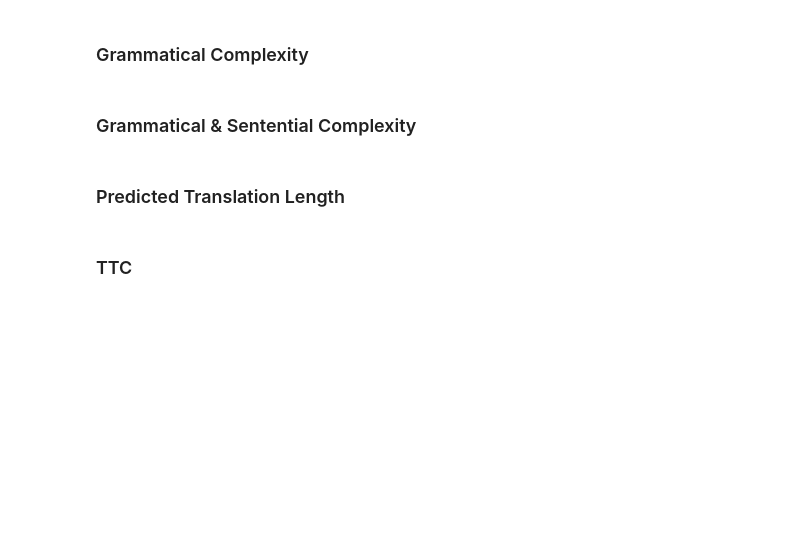
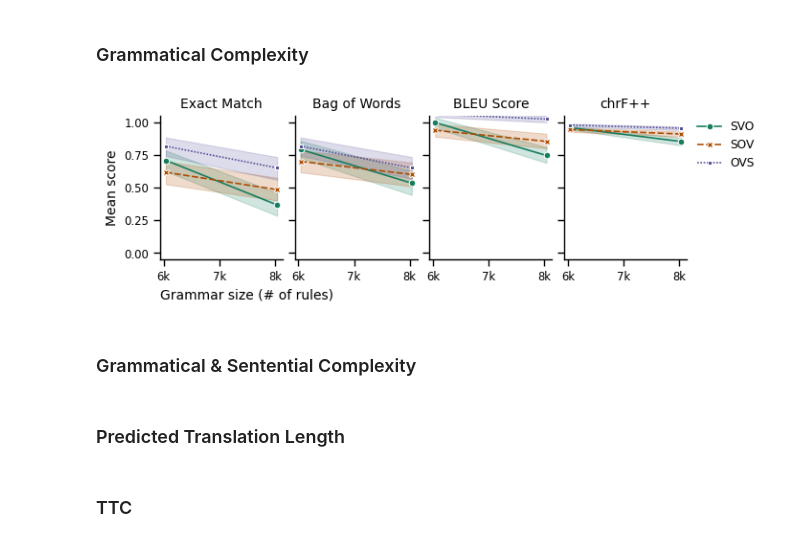
Before and after one commit to jopetty/llm-scfg, a Jupyter notebook: notebooks/wordorder_exp.ipynb, the cells around one changed output. Drawn from its saved outputs; the diff is of its cells as text; code cells hidden in the pictures; blank space fills up the shorter version.

```diff
--- a/notebooks/wordorder_exp.ipynb
+++ b/notebooks/wordorder_exp.ipynb
@@ -747,8 +787,8 @@ with sns.plotting_context("paper", font_scale=1, rc=aes.rcs):
             ],
             x="size",
             y="match_value",
-            hue="word_order_type",
-            style="word_order_type",
+            hue="target_word_order",
+            style="target_word_order",
             markers=True,
             ax=ax,
             palette=aes.PALETTE_WORDORDER,
@@ -767,33 +807,37 @@ with sns.plotting_context("paper", font_scale=1, rc=aes.rcs):
         # ax.set_xticks([500, 1000])
         # ax.set_xticklabels([500, 1000])
 
         if i == 0:
             ax.set_xlabel("Grammar size (# of rules)", loc="left")
             ax.set_ylabel("Mean score")
             # ax.yaxis.set_major_formatter(aes.PCT_FORMATTER)
         else:
             ax.set_ylabel("")
             ax.yaxis.set_ticklabels([])
             ax.set_xlabel("")
 
         if i == len(PERF_METRICS) - 1:
+
             ax.legend(
                 title="",
                 bbox_to_anchor=(1.05, 1.0),
                 loc="upper left",
                 borderaxespad=0,
                 frameon=False,
             )
         else:
             ax.get_legend().remove()
 
 
+
 plt.subplots_adjust(left=0, bottom=0, right=1, top=1)
 
 plt.savefig(
     FIGURES_DIR / "wordorder_grammatical_complexity_lineplot_ci.pdf",
     bbox_inches="tight",
 )
+# %% [output]
+[figure, added]
 # %%
 # count number of observations per model and grammar size
 metrics_df[metrics_df["match_type"] == "Exact Match"].groupby(
```
Also changed, not shown: parts of 11 cells of this notebook, 18 other files.
